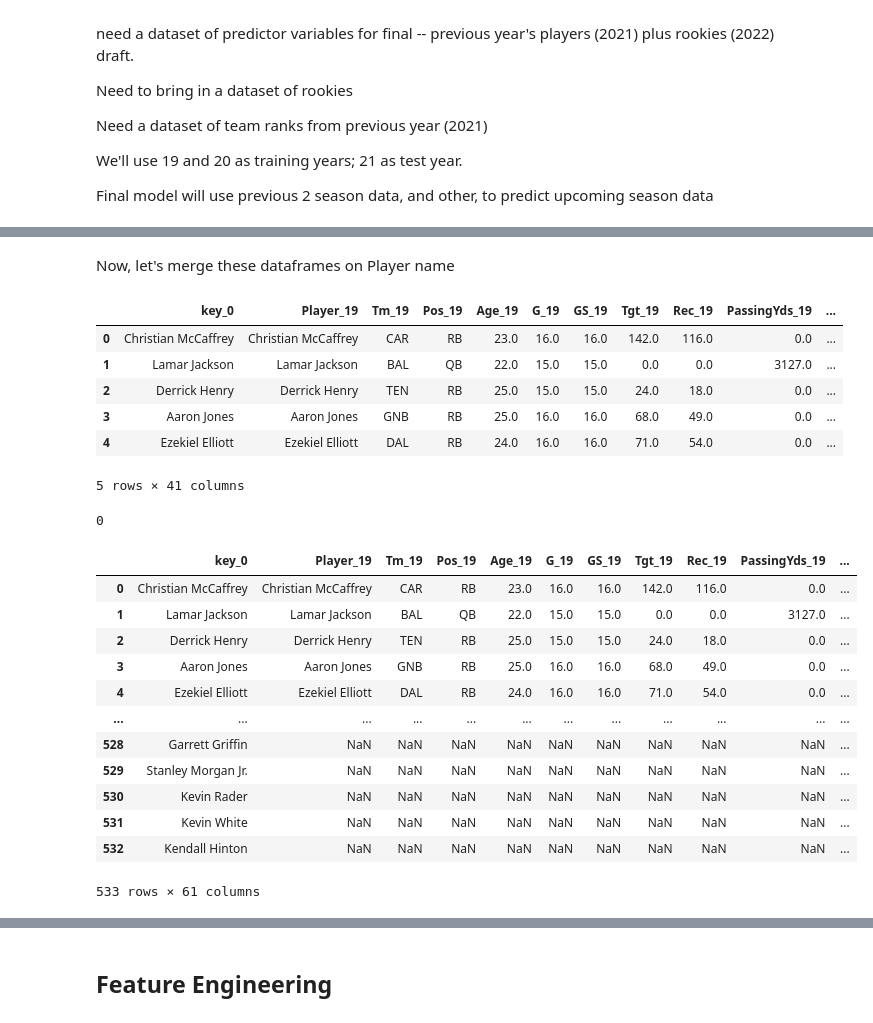
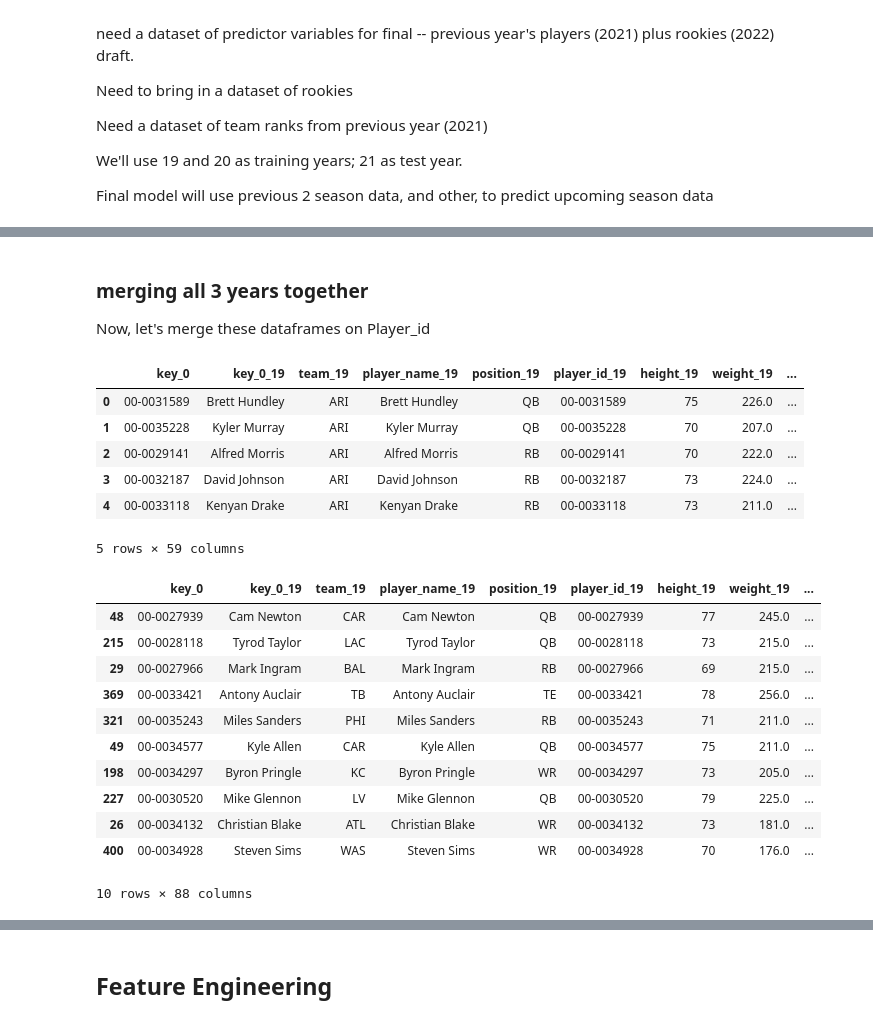
Before and after one commit to stephenkuc/Predicting_Fantasy_Football_Scores, a Jupyter notebook: FF_Analysis_ffpoints.ipynb, the cells around one changed output, grey strips where cells are left out. Cells and saved outputs as stored; diff of their text form; code cells hidden in the pictures.

Commit message:
Added nfl_data_py library and roster dataset
Added roster dataset to include experience years, height, weight, player_id.

```diff
--- a/FF_Analysis_ffpoints.ipynb
+++ b/FF_Analysis_ffpoints.ipynb
@@ -130,0 +210,4 @@ ff19['Player'] = ff19['Player'].str.replace("*","", regex = True)
+# %%
+ff20_r = pd.merge(rosters20_rel, ff20, how = 'inner', left_on = rosters20_rel['player_name'], right_on = ff20['Player'], suffixes = ('_20r', '_20')).reset_index(drop = True)
+
+ff20_r.sample(5)
@@ -130,0 +222,4 @@ ff19['Player'] = ff19['Player'].str.replace("*","", regex = True)
+# %%
+ff21_r = pd.merge(rosters21_rel, ff21, how = 'inner', left_on = rosters21_rel['player_name'], right_on = ff21['Player'], suffixes = ('_21r', '_21')).reset_index(drop = True)
+
+ff21_r.sample(5)
@@ -131,46 +234,42 @@ ff19['Player'] = ff19['Player'].str.replace("*","", regex = True)
 # %% [markdown]
-Now, let's merge these dataframes on Player name
+### merging all 3 years together
+
+Now, let's merge these dataframes on Player_id
 # %%
 # concatenating data frames
 
-ff_all = pd.merge(ff19, ff20, how = 'outer', left_on = ff19['Player'], right_on = ff20['Player'], suffixes = ('_19', '_20')).reset_index(drop = True)
+ff_all = pd.merge(ff19_r, ff20_r, how = 'outer', left_on = ff19_r['player_id'], right_on = ff20_r['player_id'], suffixes = ('_19', '_20')).reset_index(drop = True)
 
 ff_all.head()
 # %% [output]
-|  | key_0 | Player_19 | Tm_19 | Pos_19 | Age_19 | G_19 | GS_19 | Tgt_19 | Rec_19 | PassingYds_19 | ... |
-| 0 | Christian McCaffrey | Christian McCaffrey | CAR | RB | 23.0 | 16.0 | 16.0 | 142.0 | 116.0 | 0.0 | ... |
-| 1 | Lamar Jackson | Lamar Jackson | BAL | QB | 22.0 | 15.0 | 15.0 | 0.0 | 0.0 | 3127.0 | ... |
-| 2 | Derrick Henry | Derrick Henry | TEN | RB | 25.0 | 15.0 | 15.0 | 24.0 | 18.0 | 0.0 | ... |
-| 3 | Aaron Jones | Aaron Jones | GNB | RB | 25.0 | 16.0 | 16.0 | 68.0 | 49.0 | 0.0 | ... |
-| 4 | Ezekiel Elliott | Ezekiel Elliott | DAL | RB | 24.0 | 16.0 | 16.0 | 71.0 | 54.0 | 0.0 | ... |
+|  | key_0 | key_0_19 | team_19 | player_name_19 | position_19 | player_id_19 | height_19 | weight_19 | ... |
+| 0 | 00-0031589 | Brett Hundley | ARI | Brett Hundley | QB | 00-0031589 | 75 | 226.0 | ... |
+| 1 | 00-0035228 | Kyler Murray | ARI | Kyler Murray | QB | 00-0035228 | 70 | 207.0 | ... |
+| 2 | 00-0029141 | Alfred Morris | ARI | Alfred Morris | RB | 00-0029141 | 70 | 222.0 | ... |
+| 3 | 00-0032187 | David Johnson | ARI | David Johnson | RB | 00-0032187 | 73 | 224.0 | ... |
+| 4 | 00-0033118 | Kenyan Drake | ARI | Kenyan Drake | RB | 00-0033118 | 73 | 211.0 | ... |
-5 rows × 41 columns
+5 rows × 59 columns
 # %%
 # first, adding suffix to 21
-ff21 = ff21.add_suffix('_21')
+ff21_r = ff21_r.add_suffix('_21')
-# %%
-ff21['Tm_21'].isnull().sum()
-# %% [output]
-0
 # %%
 # concatenating data frames (19+20 with 21)
 
-ff21['key_0'] = ff21['Player_21']
+ff21_r['key_0'] = ff21_r['player_id_21']
 
+ff_all = ff_all.merge(ff21_r, on = 'key_0')
 
-ff_all = ff_all.merge(ff21, on = 'key_0')
-
-ff_all
+ff_all.sample(10)
 # %% [output]
-|  | key_0 | Player_19 | Tm_19 | Pos_19 | Age_19 | G_19 | GS_19 | Tgt_19 | Rec_19 | PassingYds_19 | ... |
-| 0 | Christian McCaffrey | Christian McCaffrey | CAR | RB | 23.0 | 16.0 | 16.0 | 142.0 | 116.0 | 0.0 | ... |
-| 1 | Lamar Jackson | Lamar Jackson | BAL | QB | 22.0 | 15.0 | 15.0 | 0.0 | 0.0 | 3127.0 | ... |
-| 2 | Derrick Henry | Derrick Henry | TEN | RB | 25.0 | 15.0 | 15.0 | 24.0 | 18.0 | 0.0 | ... |
-| 3 | Aaron Jones | Aaron Jones | GNB | RB | 25.0 | 16.0 | 16.0 | 68.0 | 49.0 | 0.0 | ... |
-| 4 | Ezekiel Elliott | Ezekiel Elliott | DAL | RB | 24.0 | 16.0 | 16.0 | 71.0 | 54.0 | 0.0 | ... |
-| ... | ... | ... | ... | ... | ... | ... | ... | ... | ... | ... | ... |
-| 528 | Garrett Griffin | NaN | NaN | NaN | NaN | NaN | NaN | NaN | NaN | NaN | ... |
-| 529 | Stanley Morgan Jr. | NaN | NaN | NaN | NaN | NaN | NaN | NaN | NaN | NaN | ... |
-| 530 | Kevin Rader | NaN | NaN | NaN | NaN | NaN | NaN | NaN | NaN | NaN | ... |
-| 531 | Kevin White | NaN | NaN | NaN | NaN | NaN | NaN | NaN | NaN | NaN | ... |
-| 532 | Kendall Hinton | NaN | NaN | NaN | NaN | NaN | NaN | NaN | NaN | NaN | ... |
+|  | key_0 | key_0_19 | team_19 | player_name_19 | position_19 | player_id_19 | height_19 | weight_19 | ... |
+| 48 | 00-0027939 | Cam Newton | CAR | Cam Newton | QB | 00-0027939 | 77 | 245.0 | ... |
+| 215 | 00-0028118 | Tyrod Taylor | LAC | Tyrod Taylor | QB | 00-0028118 | 73 | 215.0 | ... |
+| 29 | 00-0027966 | Mark Ingram | BAL | Mark Ingram | RB | 00-0027966 | 69 | 215.0 | ... |
+| 369 | 00-0033421 | Antony Auclair | TB | Antony Auclair | TE | 00-0033421 | 78 | 256.0 | ... |
+| 321 | 00-0035243 | Miles Sanders | PHI | Miles Sanders | RB | 00-0035243 | 71 | 211.0 | ... |
+| 49 | 00-0034577 | Kyle Allen | CAR | Kyle Allen | QB | 00-0034577 | 75 | 211.0 | ... |
+| 198 | 00-0034297 | Byron Pringle | KC | Byron Pringle | WR | 00-0034297 | 73 | 205.0 | ... |
+| 227 | 00-0030520 | Mike Glennon | LV | Mike Glennon | QB | 00-0030520 | 79 | 225.0 | ... |
+| 26 | 00-0034132 | Christian Blake | ATL | Christian Blake | WR | 00-0034132 | 73 | 181.0 | ... |
+| 400 | 00-0034928 | Steven Sims | WAS | Steven Sims | WR | 00-0034928 | 70 | 176.0 | ... |
-533 rows × 61 columns
+10 rows × 88 columns
```
Also changed, not shown: parts of 27 cells of this notebook.
